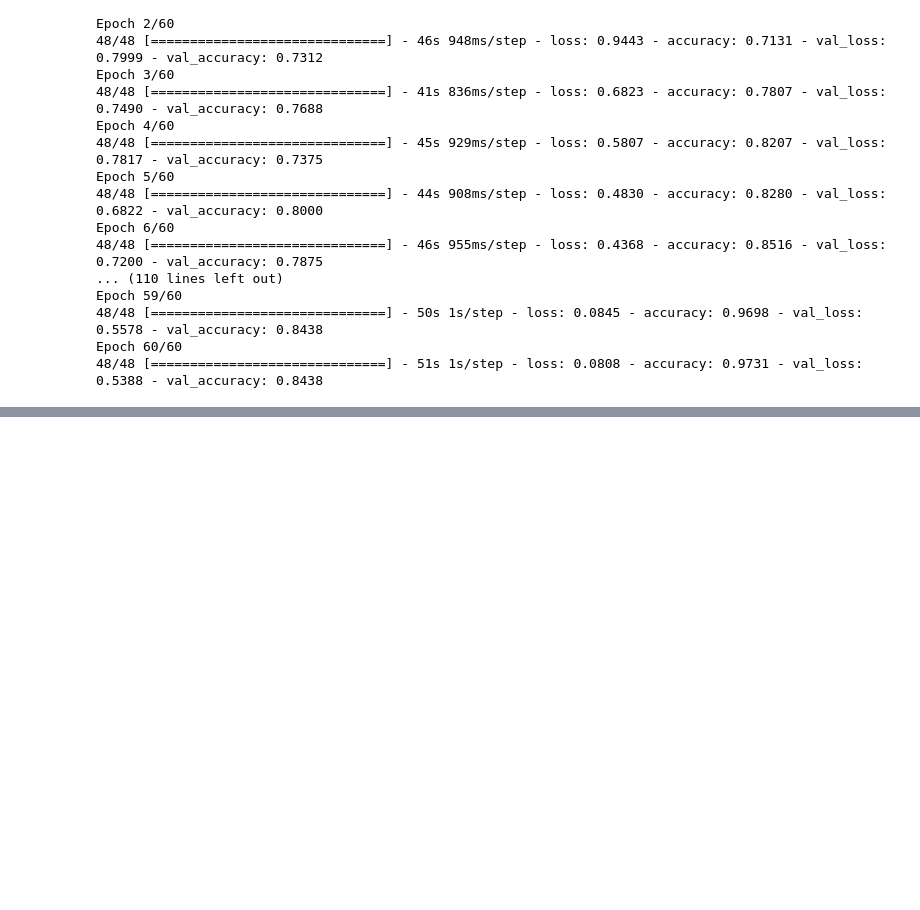
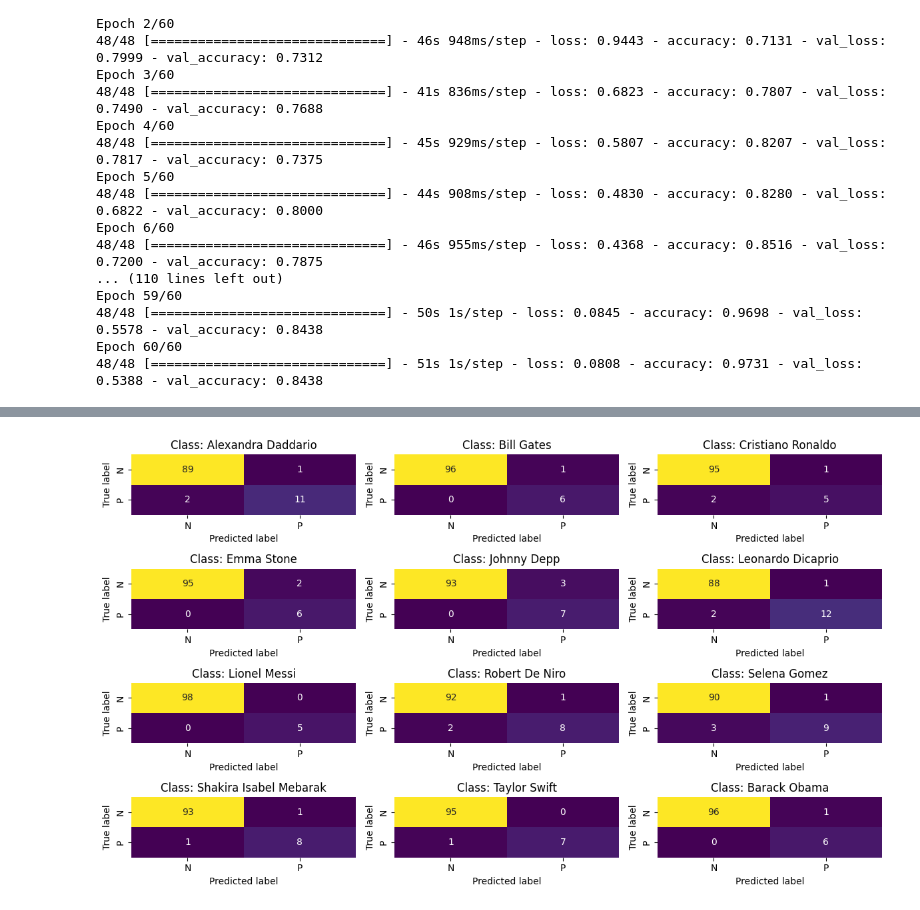
Before and after one commit to MPT93/Face_recognition, a Jupyter notebook: main.ipynb, the cells around one changed output, grey strips where cells are left out. Saved outputs shown, nothing was run; the diff lists cells and outputs as text; code cells hidden in the pictures; blank space fills up the shorter version.

```diff
--- a/main.ipynb
+++ b/main.ipynb
@@ -311,0 +338,28 @@ Epoch 60/60
+# %%
+y_pred = tf.keras.utils.to_categorical(np.argmax(model.predict(test_dataset), axis = 1))
+y_true = tf.keras.utils.to_categorical(test_dataset.labels)
+# %%
+def plot_multilabel_confusion_matrices(multilable_confusion_matrices, labels):
+
+    fig, axes = plt.subplots(4, 3, figsize=(12, 7))
+    axes = axes.flatten()
+
+    for ax, confusion_matrix, label in zip(axes, multilable_confusion_matrices, labels):
+
+        confusion_matrix_labels = ["N", "P"]
+
+        df_confusion_matrix = pd.DataFrame(confusion_matrix, index=confusion_matrix_labels, columns=confusion_matrix_labels )
+
+        heatmap = sns.heatmap(df_confusion_matrix, annot=True, cbar=False, ax=ax, cmap = "viridis")
+        ax.set_ylabel('True label')
+        ax.set_xlabel('Predicted label')
+        ax.set_title(f"Class: {label}")
+
+    fig.tight_layout()
+    plt.show()
+# %%
+multilable_confusion_matrices = multilabel_confusion_matrix(y_pred, y_true)
+
+plot_multilabel_confusion_matrices(multilable_confusion_matrices, labels.values())
+# %% [output]
+[figure, added]
```
Also changed, not shown: parts of 11 cells of this notebook.
